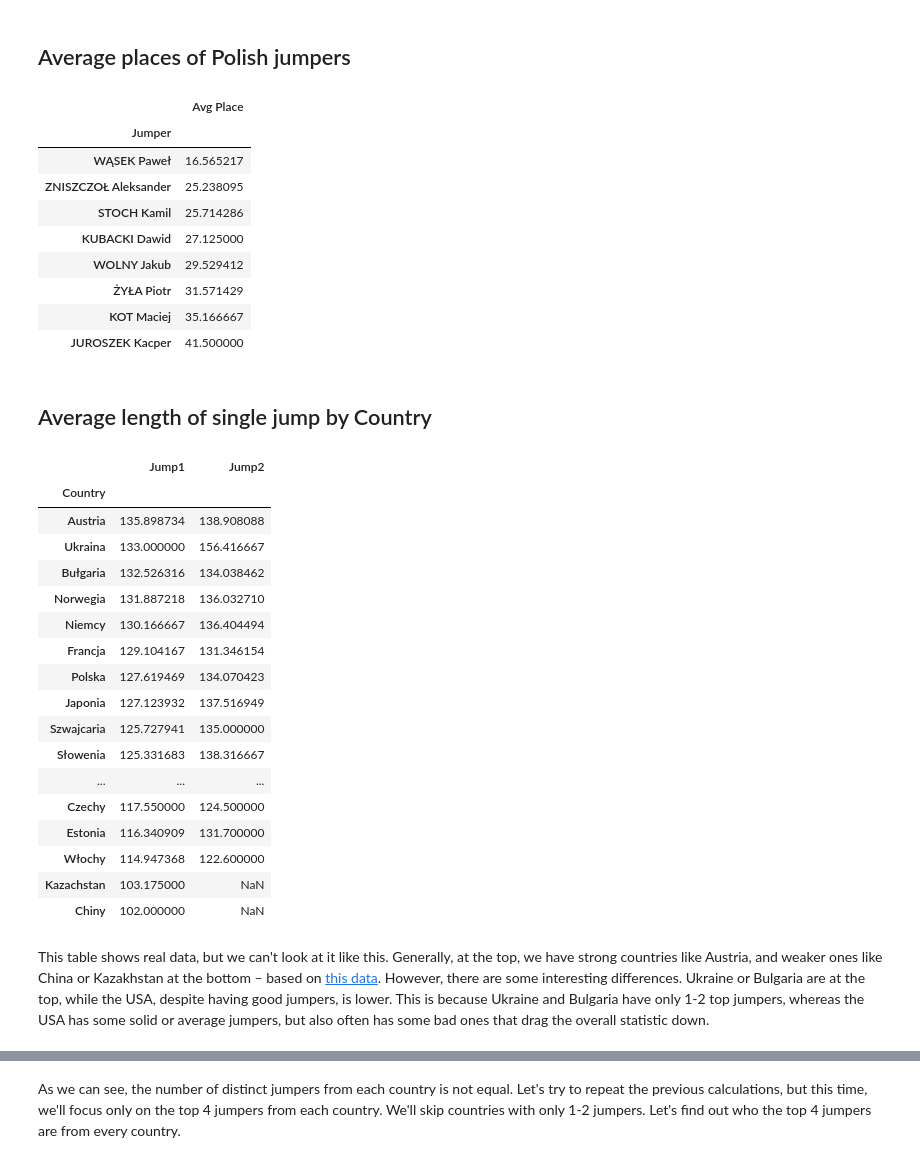
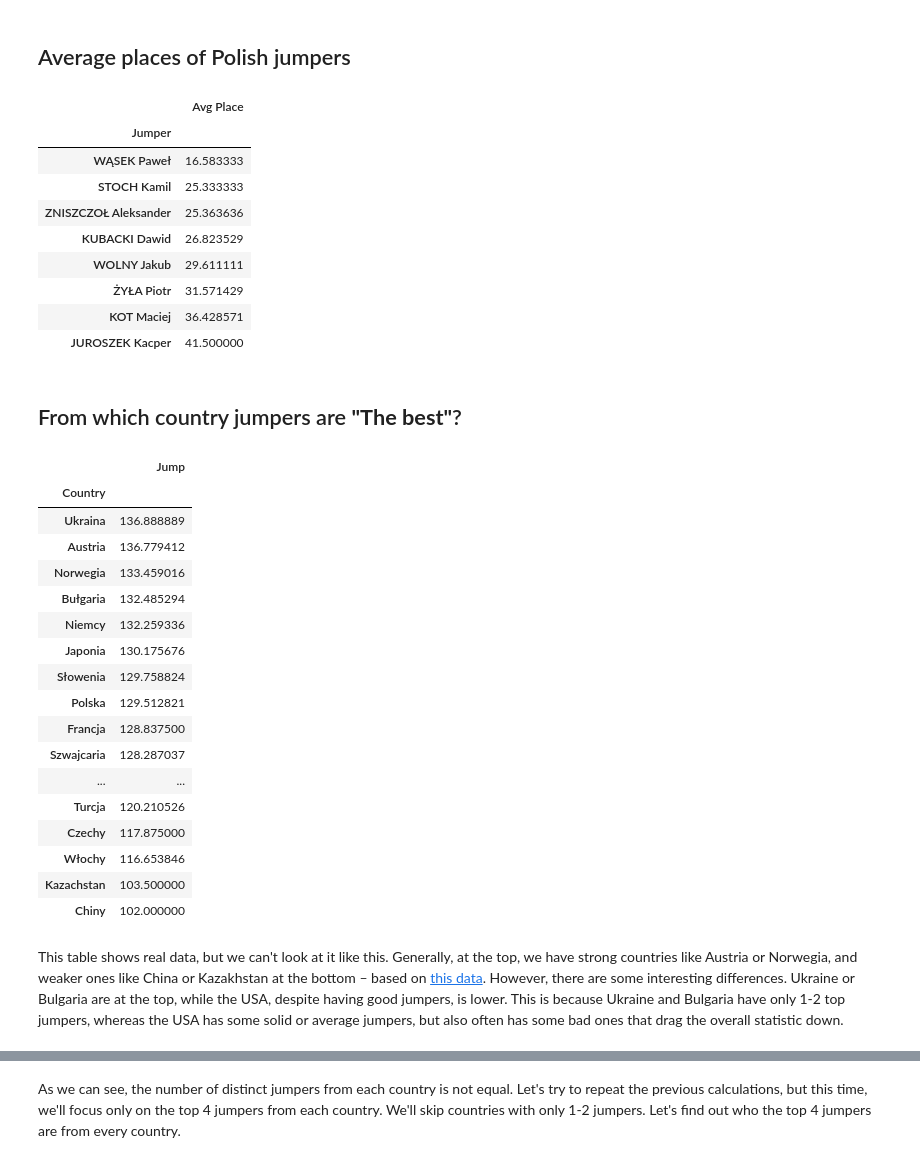
Before and after one commit to msh0000/skijumping-scraper-analysis, a Jupyter notebook: Untitled.ipynb, the cells around one changed output, grey strips where cells are left out. Drawn from its saved outputs; the diff is of its cells as text; code cells hidden in the pictures.

Commit message:
Data update

```diff
--- a/Untitled.ipynb
+++ b/Untitled.ipynb
@@ -69,0 +72,3 @@ df_results.head()
+# %%
+df_merged = df_results.merge(df_events, on ="Event_id", how="left")
+df_merged.head()
@@ -69,0 +84,7 @@ df_results.head()
+# %%
+df_jumps1 = df_merged[["Jumper","Country_x", "Jump1", "City"]].rename(columns={"Jump1": "Jump"})
+df_jumps2 = df_merged[["Jumper","Country_x", "Jump2", "City"]].rename(columns={"Jump2": "Jump"})
+
+df_jumps = pd.concat([df_jumps1, df_jumps2], ignore_index=True)
+dfx = df_jumps.nlargest(5,"Jump")
+dfx
@@ -116,48 +156,48 @@ dfx
 # %% [markdown]
 ## Average places of Polish jumpers
 # %%
-dfx = df_results.loc[df_results["Country"] == "Polska",["Jumper","Place"]].groupby(by="Jumper"
-                                                                                  ).mean().rename(columns={"Place":"Avg Place"}).sort_values(by="Avg Place")
-dfx
+places_pl = df_results.loc[df_results["Country"] == "Polska",["Jumper","Place"]].rename(columns={"Place":"Avg Place"}).groupby(by="Jumper")
+avg_polish = places_pl.mean().sort_values(by="Avg Place")
+avg_polish
 # %% [output]
 |  | Avg Place |
 | Jumper |  |
-| WĄSEK Paweł | 16.565217 |
-| ZNISZCZOŁ Aleksander | 25.238095 |
-| STOCH Kamil | 25.714286 |
-| KUBACKI Dawid | 27.125000 |
-| WOLNY Jakub | 29.529412 |
+| WĄSEK Paweł | 16.583333 |
+| STOCH Kamil | 25.333333 |
+| ZNISZCZOŁ Aleksander | 25.363636 |
+| KUBACKI Dawid | 26.823529 |
+| WOLNY Jakub | 29.611111 |
 | ŻYŁA Piotr | 31.571429 |
-| KOT Maciej | 35.166667 |
+| KOT Maciej | 36.428571 |
 | JUROSZEK Kacper | 41.500000 |
-# %% [markdown]
-## Average length of single jump by Country
+# %% [markdown]
+## From which country jumpers are **"The best"**?
 # %%
-dfx = df_results[["Country","Jump1", "Jump2"]].groupby(by="Country"
-                                                      ).mean().sort_values(by="Jump1",ascending=False)
+dfx = df_jumps[["Country_x","Jump"]].rename(columns={"Country_x":"Country"}).groupby(by="Country")
+dfx = dfx.mean().sort_values(by="Jump",ascending=False)
 dfx
 # %% [output]
-|  | Jump1 | Jump2 |
-| Country |  |  |
-| Austria | 135.898734 | 138.908088 |
-| Ukraina | 133.000000 | 156.416667 |
-| Bułgaria | 132.526316 | 134.038462 |
-| Norwegia | 131.887218 | 136.032710 |
-| Niemcy | 130.166667 | 136.404494 |
-| Francja | 129.104167 | 131.346154 |
-| Polska | 127.619469 | 134.070423 |
-| Japonia | 127.123932 | 137.516949 |
-| Szwajcaria | 125.727941 | 135.000000 |
-| Słowenia | 125.331683 | 138.316667 |
-| ... | ... | ... |
-| Czechy | 117.550000 | 124.500000 |
-| Estonia | 116.340909 | 131.700000 |
-| Włochy | 114.947368 | 122.600000 |
-| Kazachstan | 103.175000 | NaN |
-| Chiny | 102.000000 | NaN |
+|  | Jump |
+| Country |  |
+| Ukraina | 136.888889 |
+| Austria | 136.779412 |
+| Norwegia | 133.459016 |
+| Bułgaria | 132.485294 |
+| Niemcy | 132.259336 |
+| Japonia | 130.175676 |
+| Słowenia | 129.758824 |
+| Polska | 129.512821 |
+| Francja | 128.837500 |
+| Szwajcaria | 128.287037 |
+| ... | ... |
+| Turcja | 120.210526 |
+| Czechy | 117.875000 |
+| Włochy | 116.653846 |
+| Kazachstan | 103.500000 |
+| Chiny | 102.000000 |
 # %% [markdown]
 This table shows real data, but we can't look at it like this.
-Generally, at the top, we have strong countries like Austria, and weaker ones like China or Kazakhstan at the bottom – based on [this data](https://www.skijumping.pl/wyniki/klasyfikacja/ps/puchar_narodow/2024-2025).
+Generally, at the top, we have strong countries like Austria or Norwegia, and weaker ones like China or Kazakhstan at the bottom – based on [this data](https://www.skijumping.pl/wyniki/klasyfikacja/ps/puchar_narodow/2024-2025).
 However, there are some interesting differences. Ukraine or Bulgaria are at the top, while the USA, despite having good jumpers, is lower.
 This is because Ukraine and Bulgaria have only 1-2 top jumpers, whereas the USA has some solid or average jumpers, but also often has some bad ones that drag the overall statistic down.
 # %%
```
Also changed, not shown: parts of 29 cells of this notebook, 2 other files.
